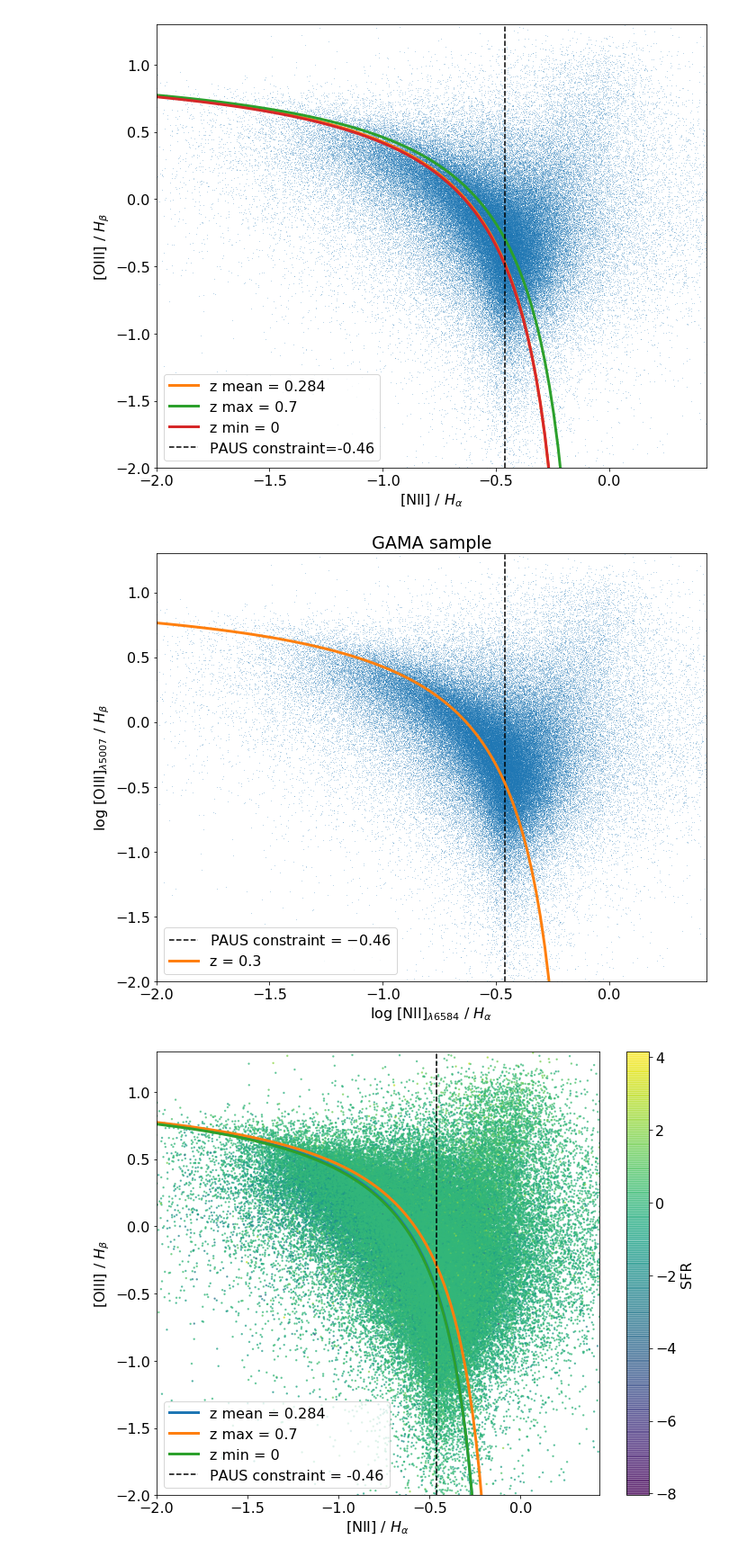
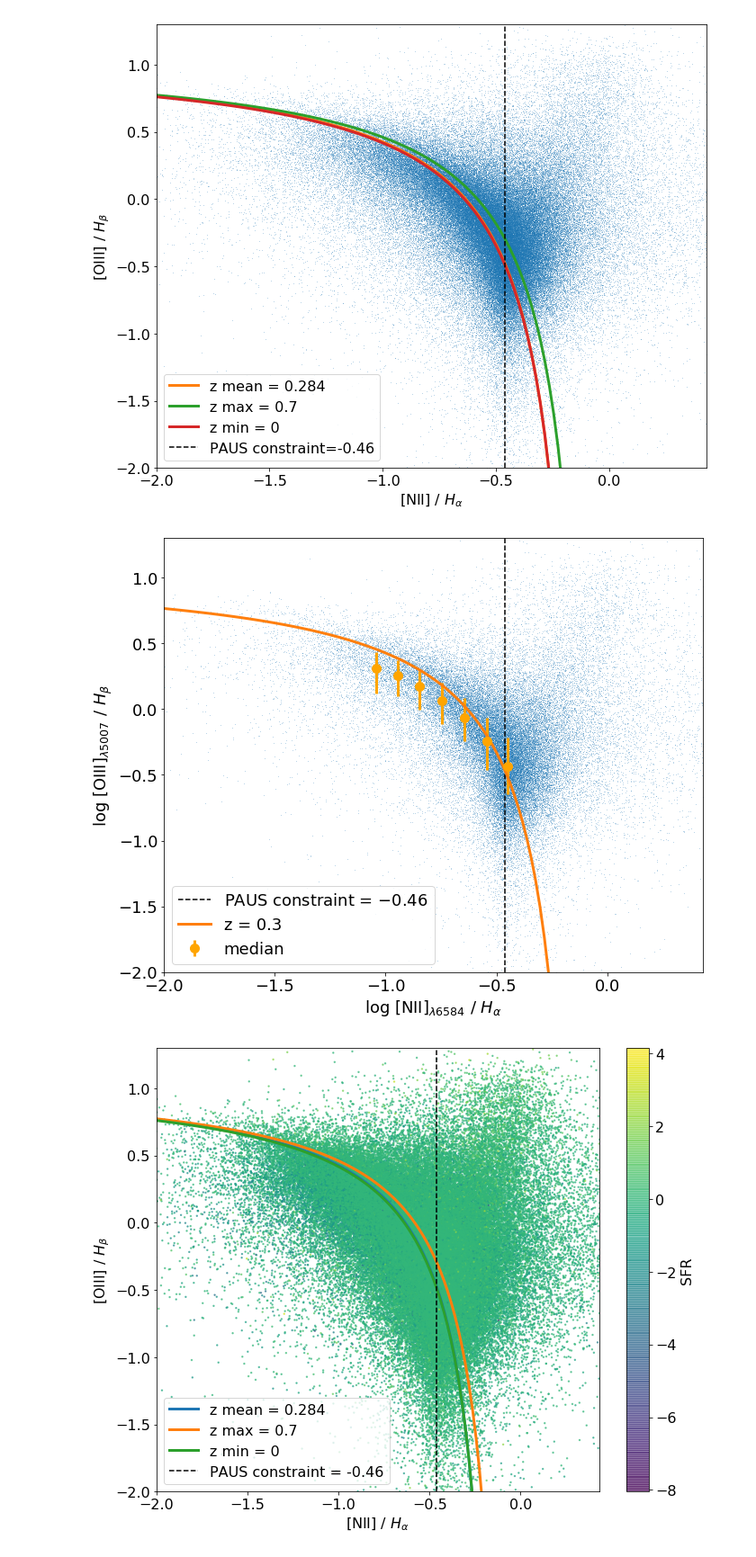
Before and after one commit to GiorgioManzoni/PAUS_code, a Jupyter notebook: 020_BPT.ipynb, the cells around one changed output. Shown at 90% size. Saved outputs shown, nothing was run; the diff lists cells and outputs as text; code cells hidden in the pictures.

Commit message:
It should contain all the possible BPT diagram that I need including some tests on the redshift dependence

```diff
--- a/020_BPT.ipynb
+++ b/020_BPT.ipynb
@@ -45,5 +45,5 @@ array(['SPECID', 'SURVEY', 'IS_SBEST', 'IS_BEST', 'SKYABS_FLAG',
        'L_APOBSCOR', 'L_APOBSCOR_EMP', 'SFR', 'ANGULAR_DIAM_DIST',
        'PHYS_TRANSV_DIST', 'SIGMA_SFR'], dtype='|S21')
 # %%
-niiha = em.getCol('NIIR_HA')
+niiha_ = em.getCol('NIIR_HA')
 # %%
@@ -51,5 +51,5 @@ len(niiha)
 # %% [output]
 427829
 # %%
-oiiihb = em.getCol('OIIIR_HB')
+oiiihb_ = em.getCol('OIIIR_HB')
 # %%
@@ -72,9 +72,10 @@ print(len(oiiihb))
 427829
 # %%
 sel = np.where((niiha>-20)&(oiiihb>-30))
-niiha = niiha[sel]
-oiiihb = oiiihb[sel]
-sfr = SFR[sel]
+niiha = niiha_[sel]
+oiiihb = oiiihb_[sel]
+sfr = SFR_[sel]
+z=z_[sel]
 # %%
 plt.figure(figsize=(10,8))
 plt.plot(niiha,oiiihb,',')
@@ -164,37 +165,54 @@ zmean = 0.3
 
 if x2>=-0.069:
     x2=-0.069
 
 x = np.linspace(x1,x2,100)
 x_ = np.linspace(x1,-0.1,100)
 
 #y = (0.61/(x + 0.069))+1.08 #z=0.284
 y = (0.61/(x + 0.138 - 0.042*(1+zmean)**2))+1.08
 ymax  = (0.61/(x + 0.138 - 0.042*(1+0.7)**2))+1.08
 ymin  = (0.61/(x_ + 0.138 - 0.042*(1+0.)**2))+1.08
 
 plt.figure(figsize=(10,8))
 
 
+##############
+
+selection = np.where((niiha>-3)&(oiiihb>-3))
+xx,yy,ey1,ey2 = median_in_bins_err(niiha[selection],oiiihb[selection],-1.1,-0.4,7)
+#plt.plot(yy,xx)
+plt.errorbar(xx,yy,yerr=[ey1,ey2],fmt=".",markersize=20,elinewidth=3,color='orange',label ='median')
+
+
+
+
+
+
+
+
+##############
+
+
 #plt.axvline(-0.069,ls='dashed',lw=10)
-plt.plot(niiha,oiiihb,',',alpha=0.3)
+plt.plot(niiha[selection],oiiihb[selection],',',alpha=0.3,zorder=-1)
 plt.axvline(-0.46,c='k',ls='dashed',label=r'PAUS constraint = $-0.46$')
 plt.plot(x,y,lw=3,label='z = 0.3')
 
 #plt.plot(x,ymax,lw=3,label='z max = 0.7')
 #plt.plot(x,ymin,lw=3,label = 'z min = 0')
 
 plt.xlabel(r'log [NII]$_{\lambda6584}$ / $H_{\alpha}$')
 plt.ylabel(r'log [OIII]$_{\lambda5007}$ / $H_{\beta}$')
 plt.xlim(x1,x2+0.5)
 plt.ylim(-2,1.3)
-plt.title('GAMA sample')
+#plt.title('GAMA sample')
 plt.legend()
 plt.tight_layout()
-#plt.savefig('../plots/20/BPT_z03.png')
+plt.savefig('../plots/20/NII_BPT_faisst.png')
 plt.show()
 # %% [output]
-[figure, old version]
+[figure, new version]
 # %%
 x1 = -2
 x2 = 0.5
```
Also changed, not shown: parts of 16 cells of this notebook.
